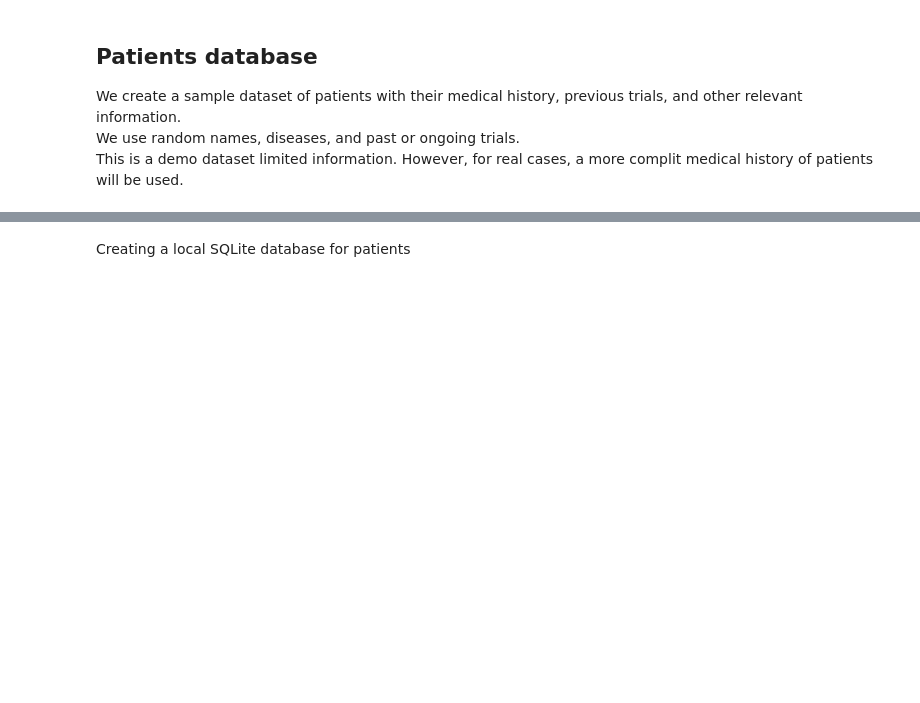
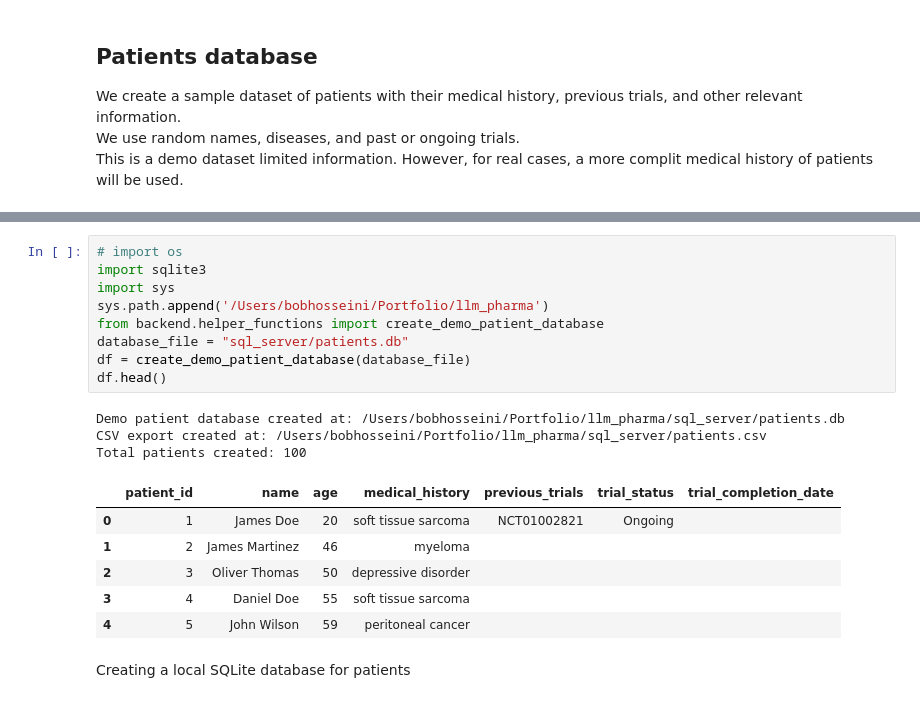
Before and after one commit to bab-git/llm_pharma, a Jupyter notebook: notebooks/llm_pharma_prototype.ipynb, the cells around one changed output, grey strips where cells are left out. Drawn from its saved outputs; the diff is of its cells as text; blank space fills up the shorter version.

```diff
--- a/notebooks/llm_pharma_prototype.ipynb
+++ b/notebooks/llm_pharma_prototype.ipynb
@@ -193,3 +109,22 @@ df.head(20)
+# %%
+# import os
+import sqlite3
+import sys
+sys.path.append('/Users/bobhosseini/Portfolio/llm_pharma')
+from backend.helper_functions import create_demo_patient_database
+database_file = "sql_server/patients.db"
+df = create_demo_patient_database(database_file)
+df.head()
+# %% [output]
+Demo patient database created at: /Users/bobhosseini/Portfolio/llm_pharma/sql_server/patients.db
+CSV export created at: /Users/bobhosseini/Portfolio/llm_pharma/sql_server/patients.csv
+Total patients created: 100
+|  | patient_id | name | age | medical_history | previous_trials | trial_status | trial_completion_date |
+| 0 | 1 | James Doe | 20 | soft tissue sarcoma | NCT01002821 | Ongoing |  |
+| 1 | 2 | James Martinez | 46 | myeloma |  |  |  |
+| 2 | 3 | Oliver Thomas | 50 | depressive disorder |  |  |  |
+| 3 | 4 | Daniel Doe | 55 | soft tissue sarcoma |  |  |  |
+| 4 | 5 | John Wilson | 59 | peritoneal cancer |  |  |  |
 # %% [markdown]
 Creating a local SQLite database for patients
 # %%
```
Also changed, not shown: parts of 6 cells of this notebook, 2 other files.
